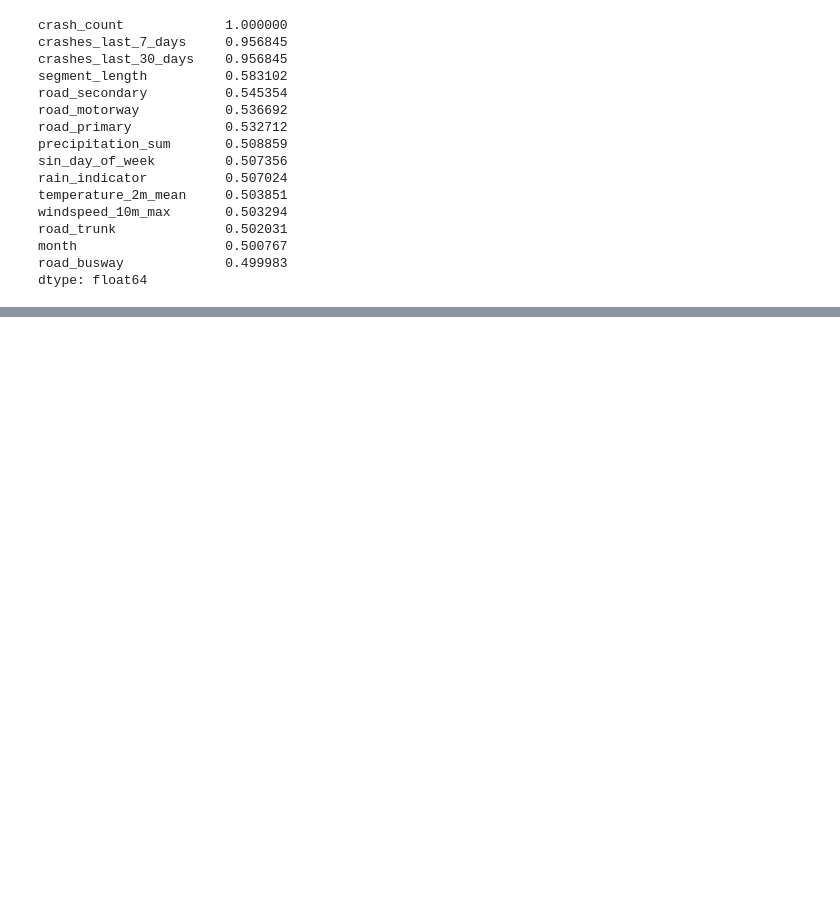
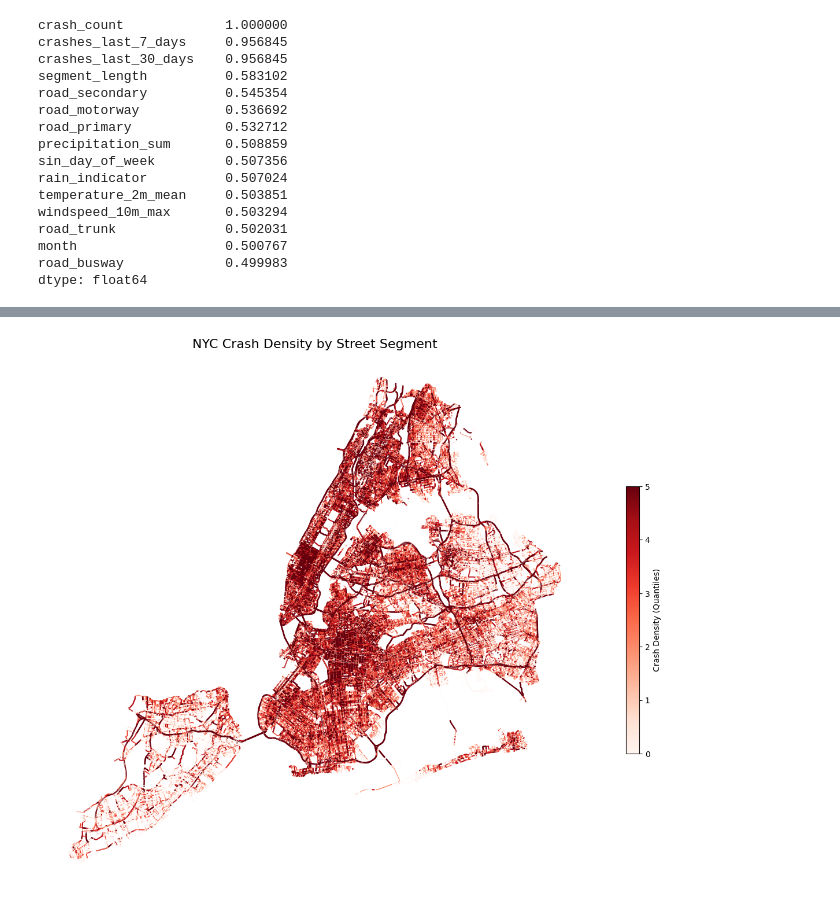
Before and after one commit to Team-SafePath/SafePath, a Jupyter notebook: notebooks/exploration_ML_kevin.ipynb, the cells around one changed output, grey strips where cells are left out. Cells and saved outputs as stored; diff of their text form; code cells hidden in the pictures; blank space fills up the shorter version.

```diff
--- a/notebooks/exploration_ML_kevin.ipynb
+++ b/notebooks/exploration_ML_kevin.ipynb
@@ -149,0 +180,43 @@ dtype: float64
+# %%
+# Calculating crash totals for each road's segment_id
+crash_totals = (
+    crashes.groupby("segment_id")
+    .size()
+    .reset_index(name="crash_count")
+)
+
+# Merge again
+segment_geoms = segments.copy()
+segment_geoms["segment_id"] = segment_geoms.index.astype(str)
+
+segment_crashes = segment_geoms.merge(
+    crash_totals,
+    on="segment_id",
+    how="left"
+)
+
+segment_crashes["crash_count"] = segment_crashes["crash_count"].fillna(0)
+segment_crashes["crash_bin"] = pd.qcut(
+    segment_crashes["crash_count"],
+    q=10,
+    labels=False,
+    duplicates="drop"
+)
+# %%
+# Segment crash heat map
+fig, ax = plt.subplots(figsize=(18, 12))
+
+segment_crashes.plot(
+    ax=ax,
+    column="crash_bin",
+    cmap="Reds",
+    linewidth=segment_crashes["crash_bin"].apply(lambda x: 0.2 + x*0.3),
+    legend=True,
+    legend_kwds={"label": "Crash Density (Quantiles)","shrink": 0.5}
+)
+
+ax.set_title("NYC Crash Density by Street Segment", fontsize=16)
+ax.set_axis_off()
+plt.show()
+# %% [output]
+[figure, added]
```
Also changed, not shown: parts of 5 cells of this notebook.
